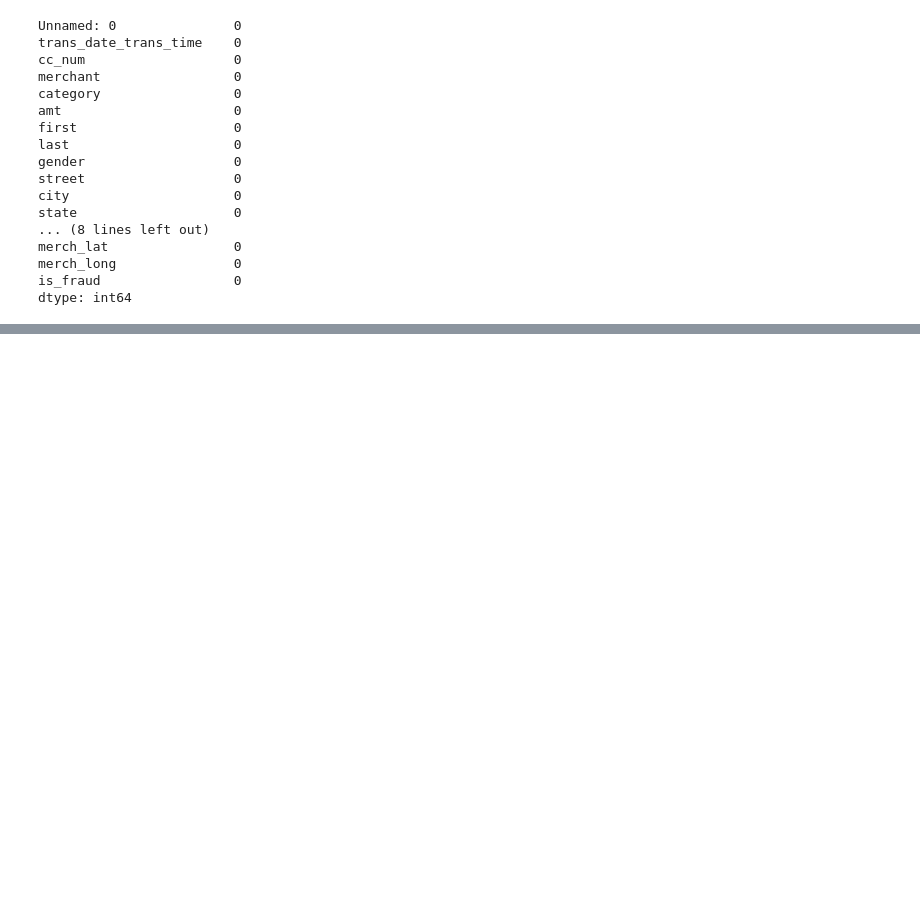
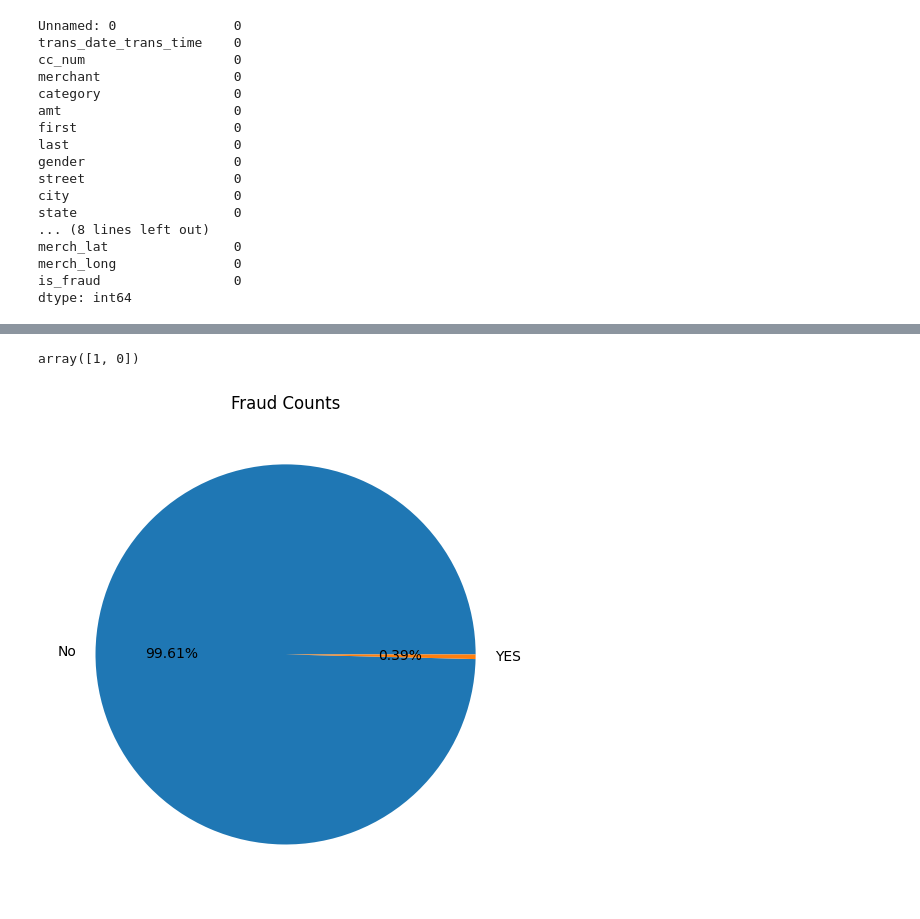
Before and after one commit to joshIsac/DeepLearningLab, a Jupyter notebook: 2348523_Multilayer_perceptron_lab2.ipynb, the cells around one changed output, grey strips where cells are left out. Drawn from its saved outputs; the diff is of its cells as text; code cells hidden in the pictures; blank space fills up the shorter version.

```diff
--- a/2348523_Multilayer_perceptron_lab2.ipynb
+++ b/2348523_Multilayer_perceptron_lab2.ipynb
@@ -150,0 +109,20 @@ labels = df["is_fraud"]
+# %%
+from sklearn.preprocessing import LabelEncoder, StandardScaler
+le = LabelEncoder()
+for column in df.columns:
+    if df[column].dtype == 'object':
+        df[column] = le.fit_transform(df[column])
+# %%
+df['is_fraud'].unique()
+# %% [output]
+array([1, 0])
+# %%
+fraud = df["is_fraud"].value_counts()
+plt.figure(figsize=(10, 6))
+plt.subplot(1, 2, 1)
+plt.pie(fraud, labels=["No", "YES"], autopct="%.2f%%")
+plt.title("Fraud Counts")
+plt.tight_layout()
+plt.show()
+# %% [output]
+[figure, added]
```
Also changed, not shown: parts of 23 cells of this notebook.
